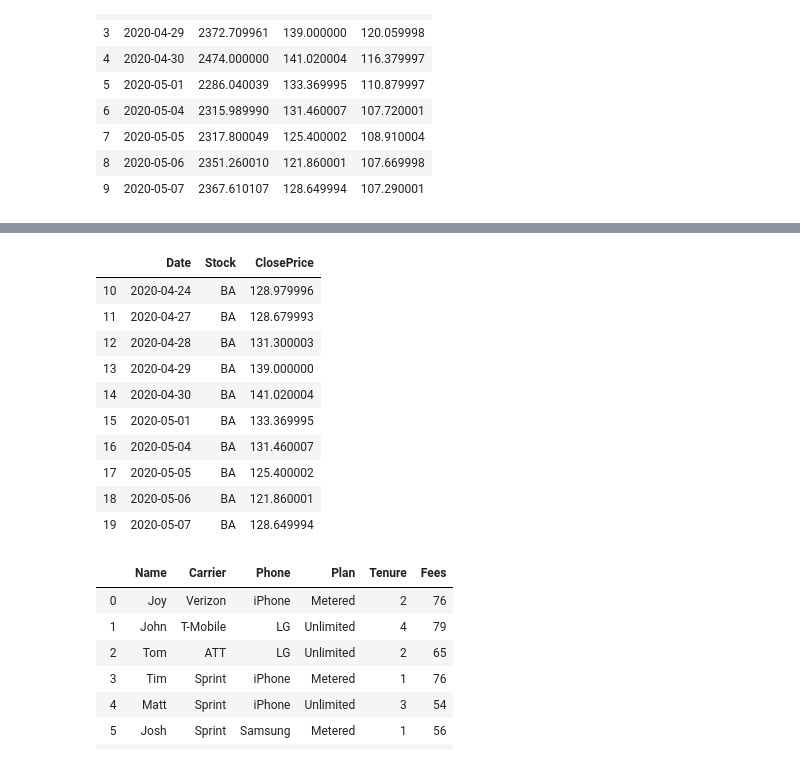
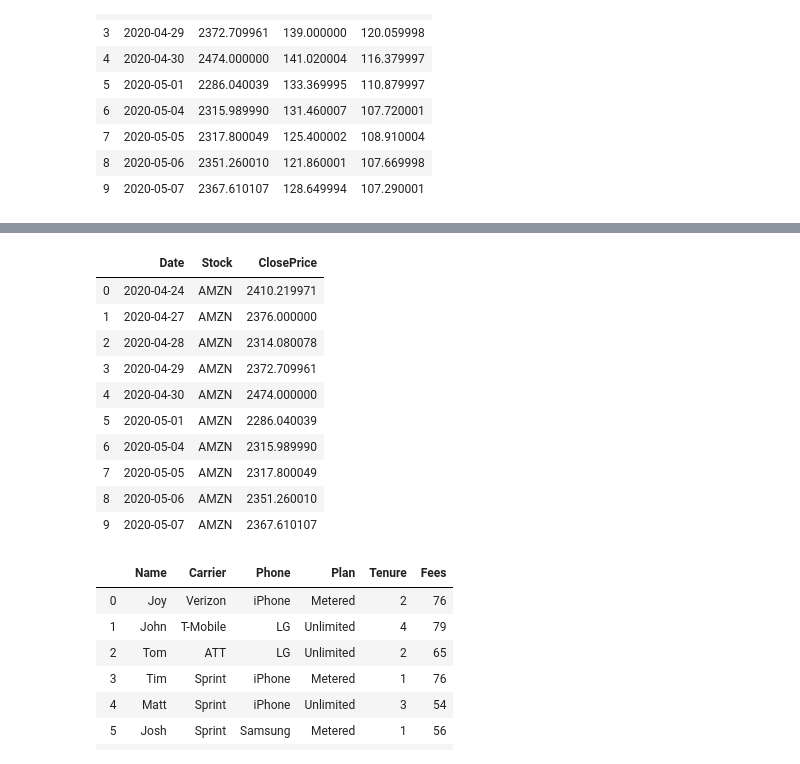
Before and after one commit to CamelAcademy/SamplePython, a Jupyter notebook: notebook/PY317 Pandas DataFrame Melt Stack Crosstab.ipynb, the cells around one changed output, grey strips where cells are left out. Drawn from its saved outputs; the diff is of its cells as text; code cells hidden in the pictures.

Commit message:
melt

```diff
--- a/notebook/PY317 Pandas DataFrame Melt Stack Crosstab.ipynb
+++ b/notebook/PY317 Pandas DataFrame Melt Stack Crosstab.ipynb
@@ -46,16 +53,17 @@ df1[df1["variable"]=="BA"] # Filter rows
 # %%
-df1 = pd.melt(df0,id_vars=['Date'],var_name="Stock", value_name="ClosePrice")
-df1[df1["Stock"]=="BA"]
+# Melt the Pivot with argument for column names
+df2 = pd.melt(df0,id_vars=['Date'],var_name="Stock", value_name="ClosePrice")
+df2[df2["Stock"]=="AMZN"]
 # %% [output]
 |  | Date | Stock | ClosePrice |
-| 10 | 2020-04-24 | BA | 128.979996 |
-| 11 | 2020-04-27 | BA | 128.679993 |
-| 12 | 2020-04-28 | BA | 131.300003 |
-| 13 | 2020-04-29 | BA | 139.000000 |
-| 14 | 2020-04-30 | BA | 141.020004 |
-| 15 | 2020-05-01 | BA | 133.369995 |
-| 16 | 2020-05-04 | BA | 131.460007 |
-| 17 | 2020-05-05 | BA | 125.400002 |
-| 18 | 2020-05-06 | BA | 121.860001 |
-| 19 | 2020-05-07 | BA | 128.649994 |
+| 0 | 2020-04-24 | AMZN | 2410.219971 |
+| 1 | 2020-04-27 | AMZN | 2376.000000 |
+| 2 | 2020-04-28 | AMZN | 2314.080078 |
+| 3 | 2020-04-29 | AMZN | 2372.709961 |
+| 4 | 2020-04-30 | AMZN | 2474.000000 |
+| 5 | 2020-05-01 | AMZN | 2286.040039 |
+| 6 | 2020-05-04 | AMZN | 2315.989990 |
+| 7 | 2020-05-05 | AMZN | 2317.800049 |
+| 8 | 2020-05-06 | AMZN | 2351.260010 |
+| 9 | 2020-05-07 | AMZN | 2367.610107 |
 # %%
```
Also changed, not shown: parts of 17 cells of this notebook.
